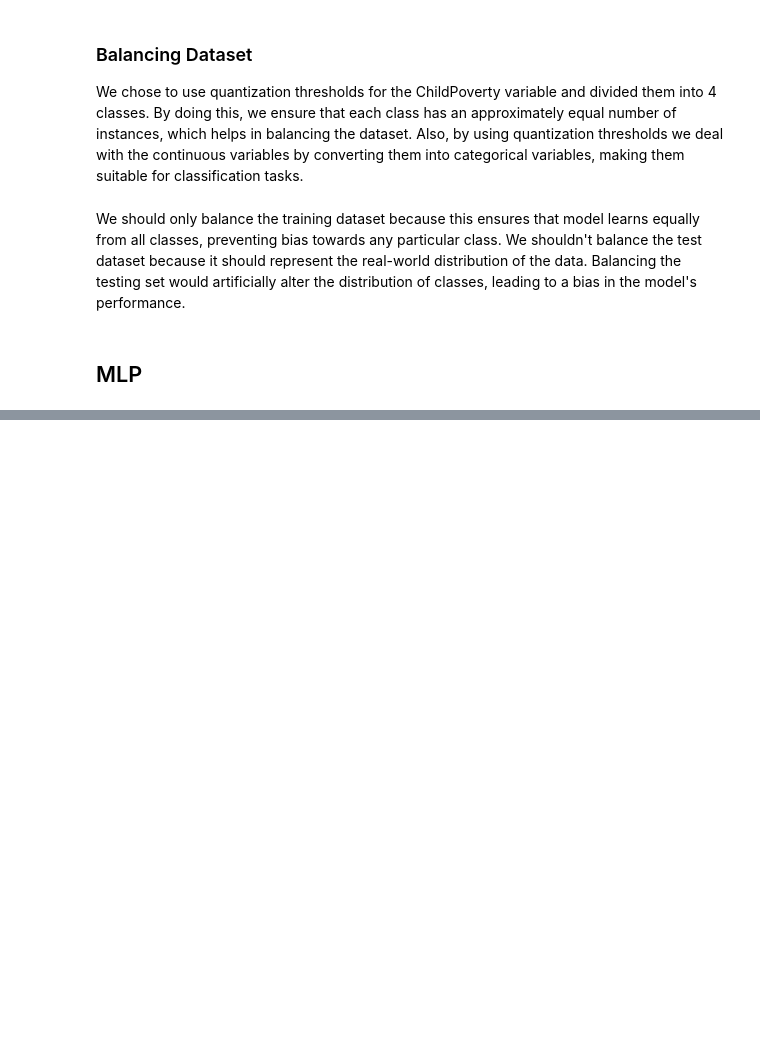
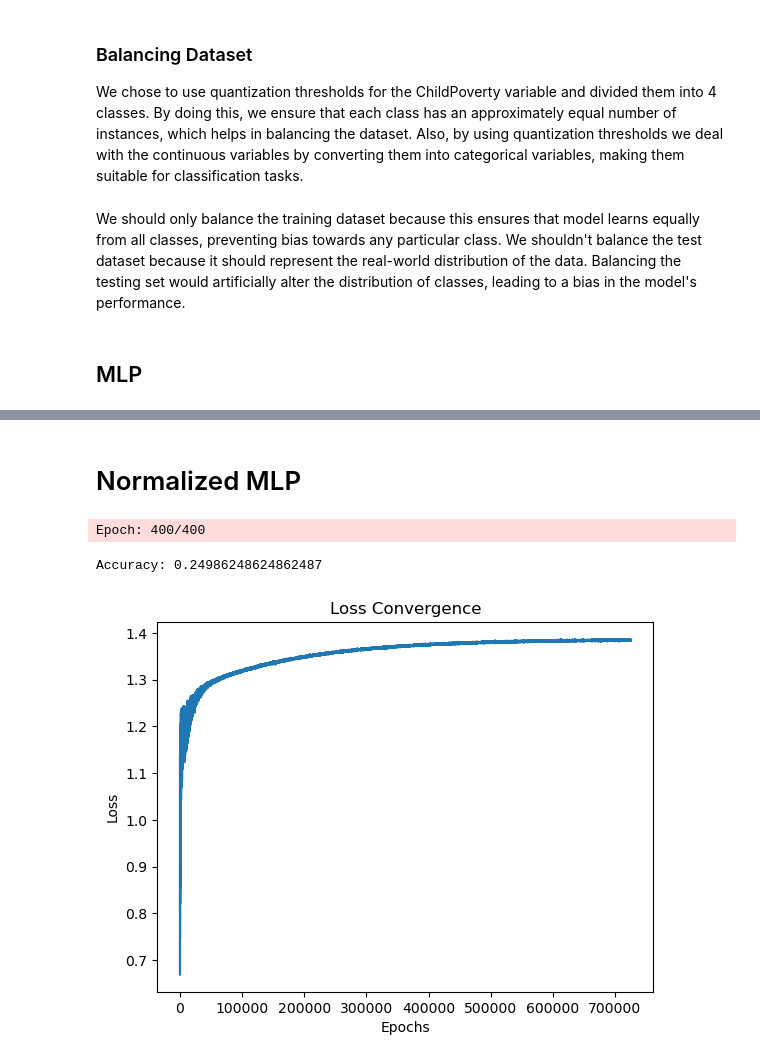
Before and after one commit to jadennathaniel/ml-lab4, a Jupyter notebook: main.ipynb, the cells around one changed output, grey strips where cells are left out. Saved outputs shown, nothing was run; the diff lists cells and outputs as text; code cells hidden in the pictures; blank space fills up the shorter version.

```diff
--- a/main.ipynb
+++ b/main.ipynb
@@ -230,0 +231,32 @@ Accuracy: 0.2495874587458746
+# %% [markdown]
+# Normalized MLP
+# %%
+from sklearn.preprocessing import StandardScaler
+
+numeric_features = train_data.select_dtypes(include=['float64', 'int']).columns
+
+scaler = StandardScaler()
+X_train_normalized = scaler.fit_transform(train_data[numeric_features])
+X_test_normalized = scaler.transform(test_data[numeric_features])
+X_train_normalized = pd.DataFrame(X_train_normalized, columns=numeric_features)
+X_test_normalized = pd.DataFrame(X_test_normalized, columns=numeric_features)
+
+y_train = train_data['ChildPovertyClass']
+y_test = test_data['ChildPovertyClass']
+
+nn = TwoLayerPerceptronVectorized(**params)
+nn.fit(X_train_normalized, y_train, batch_size=32, print_progress=50)
+
+yhat = nn.predict(X_test_normalized)
+accuracy = accuracy_score(y_test, yhat)
+print(f'Accuracy: {accuracy}')
+
+plt.plot(nn.cost_)
+plt.xlabel('Epochs')
+plt.ylabel('Loss')
+plt.title('Loss Convergence')
+plt.show()
+# %% [output]
+Epoch: 400/400
+Accuracy: 0.24986248624862487
+[figure, added]
```
Also changed, not shown: parts of 3 cells of this notebook.
